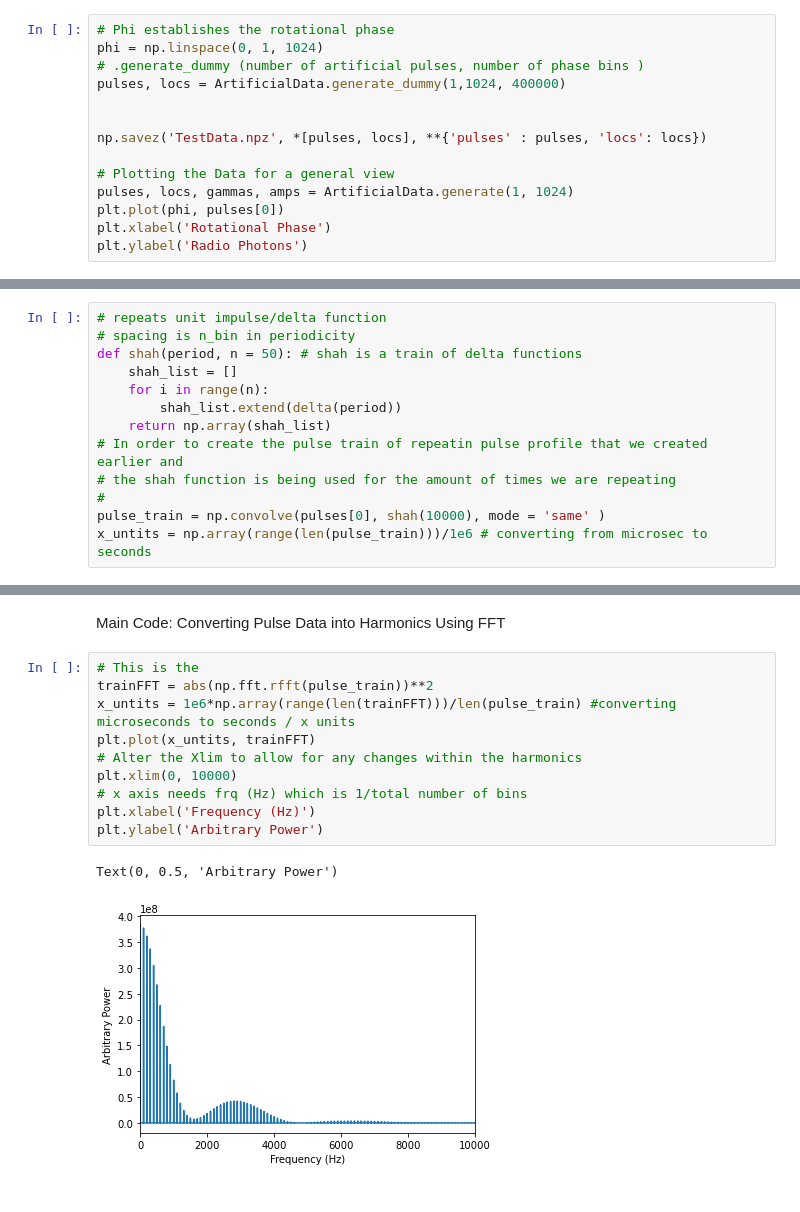
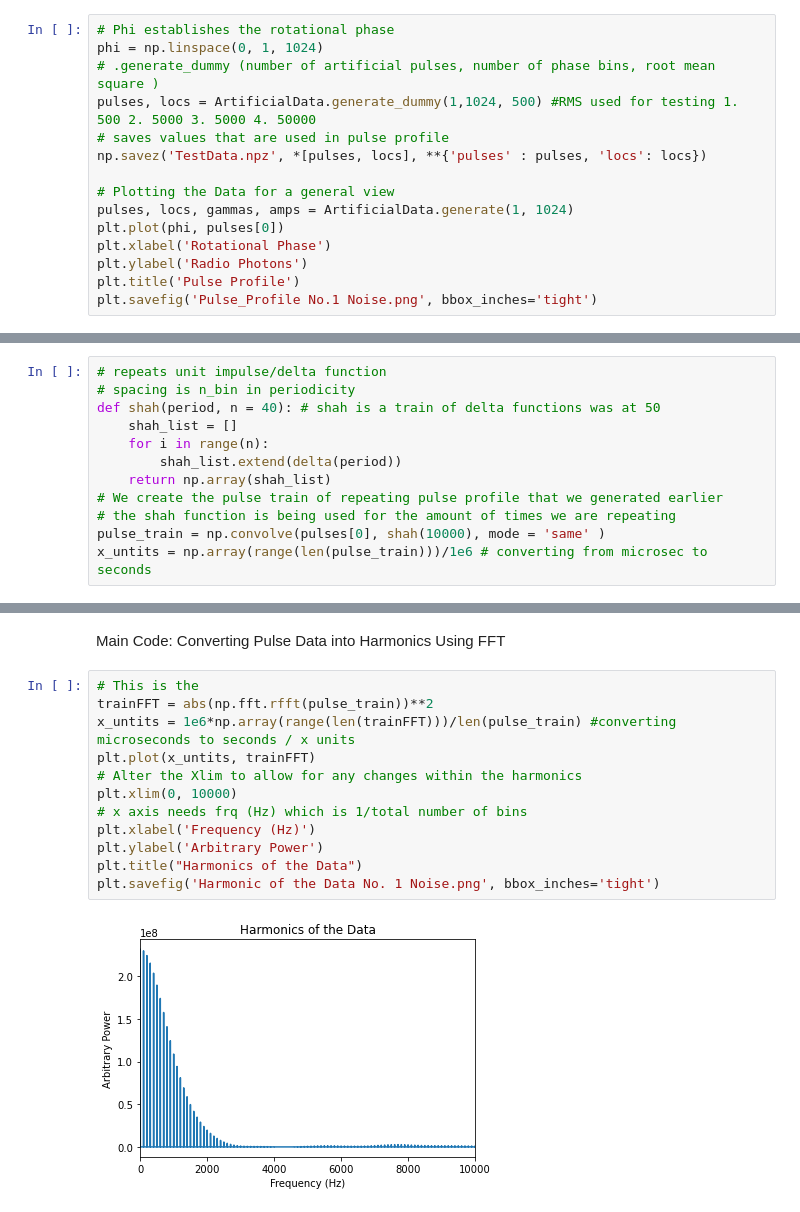
Before and after one commit to lianisreyes/Fourier-Transform-Light-Periodicy, a Jupyter notebook: FFT Final Project .ipynb, the cells around one changed output, grey strips where cells are left out. Drawn from its saved outputs; the diff is of its cells as text.

```diff
--- a/FFT Final Project .ipynb
+++ b/FFT Final Project .ipynb
@@ -14,10 +14,9 @@ Artificial Data formation and Alteration/ Pulse Profile
 # %%
 # Phi establishes the rotational phase
 phi = np.linspace(0, 1, 1024)
-# .generate_dummy (number of artificial pulses, number of phase bins )
-pulses, locs = ArtificialData.generate_dummy(1,1024, 400000)
-
-
+# .generate_dummy (number of artificial pulses, number of phase bins, root mean square )
+pulses, locs = ArtificialData.generate_dummy(1,1024, 500) #RMS used for testing 1. 500 2. 5000 3. 5000 4. 50000
+# saves values that are used in pulse profile
 np.savez('TestData.npz', *[pulses, locs], **{'pulses' : pulses, 'locs': locs})
 
 # Plotting the Data for a general view
@@ -25,4 +24,6 @@ pulses, locs, gammas, amps = ArtificialData.generate(1, 1024)
 plt.plot(phi, pulses[0])
 plt.xlabel('Rotational Phase')
 plt.ylabel('Radio Photons')
+plt.title('Pulse Profile')
+plt.savefig('Pulse_Profile No.1 Noise.png', bbox_inches='tight')
 # %% [output]
@@ -37,14 +34,13 @@ print(delta(5))
 # %%
 # repeats unit impulse/delta function
 # spacing is n_bin in periodicity
-def shah(period, n = 50): # shah is a train of delta functions
+def shah(period, n = 40): # shah is a train of delta functions was at 50
     shah_list = []
     for i in range(n):
         shah_list.extend(delta(period))
     return np.array(shah_list)
-# In order to create the pulse train of repeatin pulse profile that we created earlier and
+# We create the pulse train of repeating pulse profile that we generated earlier
 # the shah function is being used for the amount of times we are repeating
-#
 pulse_train = np.convolve(pulses[0], shah(10000), mode = 'same' )
 x_untits = np.array(range(len(pulse_train)))/1e6 # converting from microsec to seconds
 # %%
@@ -60,13 +56,14 @@ Main Code: Converting Pulse Data into Harmonics Using FFT
 # %%
 # This is the
 trainFFT = abs(np.fft.rfft(pulse_train))**2
 x_untits = 1e6*np.array(range(len(trainFFT)))/len(pulse_train) #converting microseconds to seconds / x units
 plt.plot(x_untits, trainFFT)
 # Alter the Xlim to allow for any changes within the harmonics
 plt.xlim(0, 10000)
 # x axis needs frq (Hz) which is 1/total number of bins
 plt.xlabel('Frequency (Hz)')
 plt.ylabel('Arbitrary Power')
+plt.title("Harmonics of the Data")
+plt.savefig('Harmonic of the Data No. 1 Noise.png', bbox_inches='tight')
 # %% [output]
-Text(0, 0.5, 'Arbitrary Power')
-[figure, old version]
+[figure, new version]
```
Also changed, not shown: parts of 3 cells of this notebook, 18 other files.
